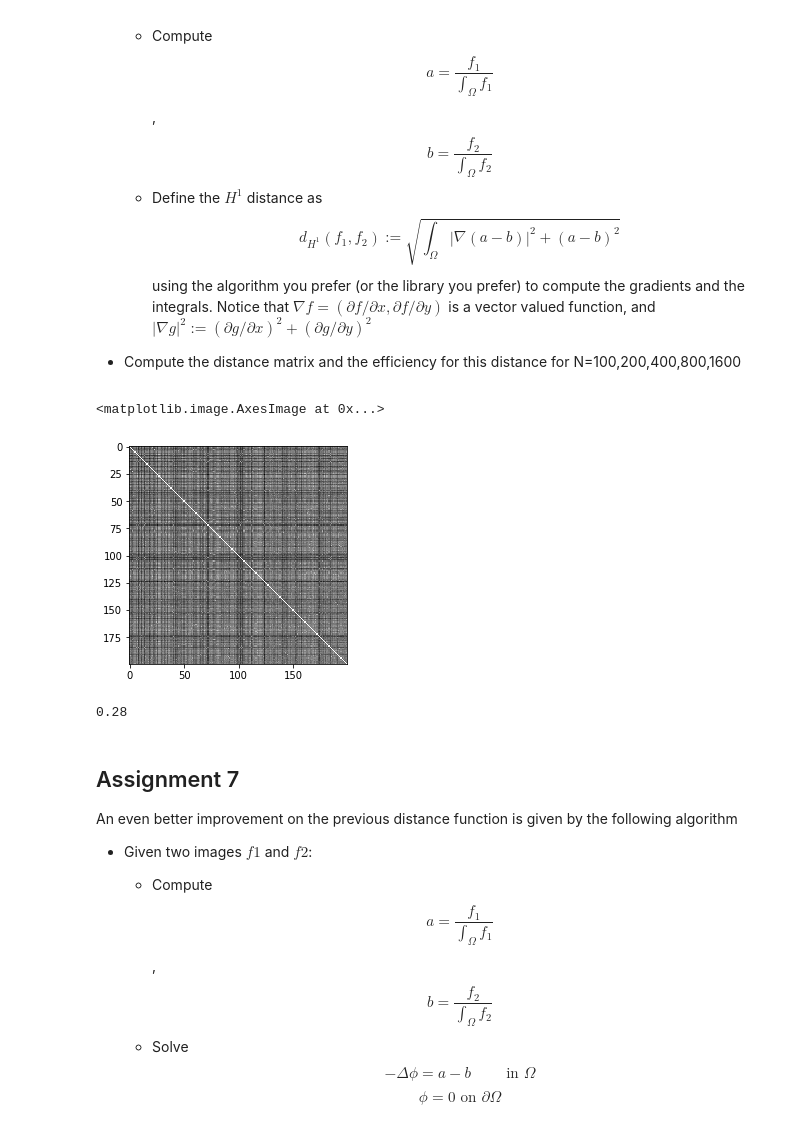
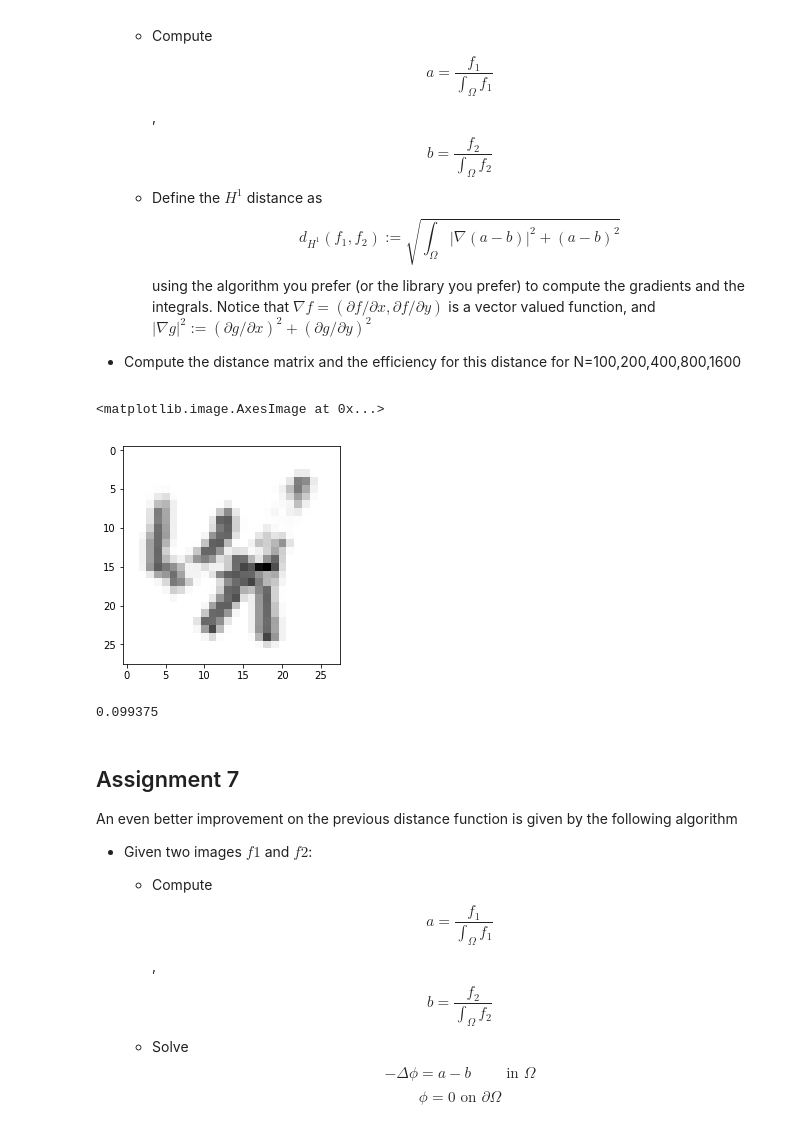
Before and after one commit to DavideScassola/P1.4_seed, a Jupyter notebook: final_project/davide_scassola_project.ipynb, the cells around one changed output. Cells and saved outputs as stored; diff of their text form; code cells hidden in the pictures.

Commit message:
modifed gradient func

```diff
--- a/final_project/davide_scassola_project.ipynb
+++ b/final_project/davide_scassola_project.ipynb
@@ -202,15 +202,16 @@ def central_differences(v):
     return x
 
 def image_gradient(image):
-    space = image
-    x_derivative = [central_differences(space[i]) for i in range(len(space))]
-    space = space.T
-    y_derivative = [central_differences(space[i]) for i in range(len(space))]
-    return (array(x_derivative),array(y_derivative))
+    #space = image
+    #x_derivative = [central_differences(space[i]) for i in range(len(space))]
+    #space = space.T
+    #y_derivative = [central_differences(space[i]) for i in range(len(space))]
+    #return (array(x_derivative),array(y_derivative))
+    return numpy.gradient(image)
 
 def squared_gradient(f):
-    dx, dy = image_gradient(image)
-    return dx*dx + dy*dy
+    gr = image_gradient(f)
+    return gr[0]*gr[0] + gr[1]*gr[1]
 
 
 def d_H1(f1,f2):
@@ -220,15 +221,25 @@ def d_H1(f1,f2):
     diff = a-b
     #c = norm(image_gradient(diff))
     return sqrt(image_integral(squared_gradient(diff) + diff**2))
-# %%
-imshow(distance_matrix(200,d_H1), cmap='gray_r')
-# %% [output]
-<matplotlib.image.AxesImage at 0x...>
-[figure, removed]
+# %%
+#imshow(distance_matrix(200,d_H1), cmap='gray_r')
+#image_gradient(x_train[N])
+#squared_gradient(x_train[N])
+
+im1 = x_train[2]
+im2 = x_train[9]
+diff = im1 - im2
+
+imshow((squared_gradient(diff) + diff**2), cmap='gray_r')
+
+#image_gradient(x_train[12])[0]
+# %% [output]
+<matplotlib.image.AxesImage at 0x...>
+[figure, added]
 # %%
-performance_evaluator(100,d_H1)
+performance_evaluator(1600,d_H1)
 # %% [output]
-0.28
+0.099375
 # %% [markdown]
 ## Assignment 7
 
```
